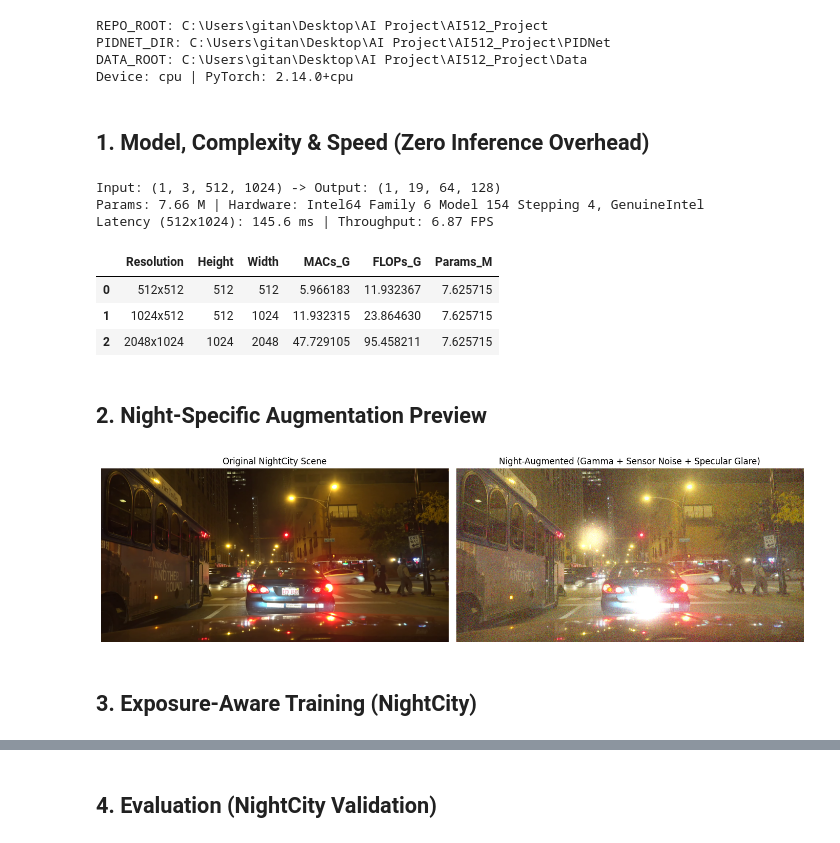
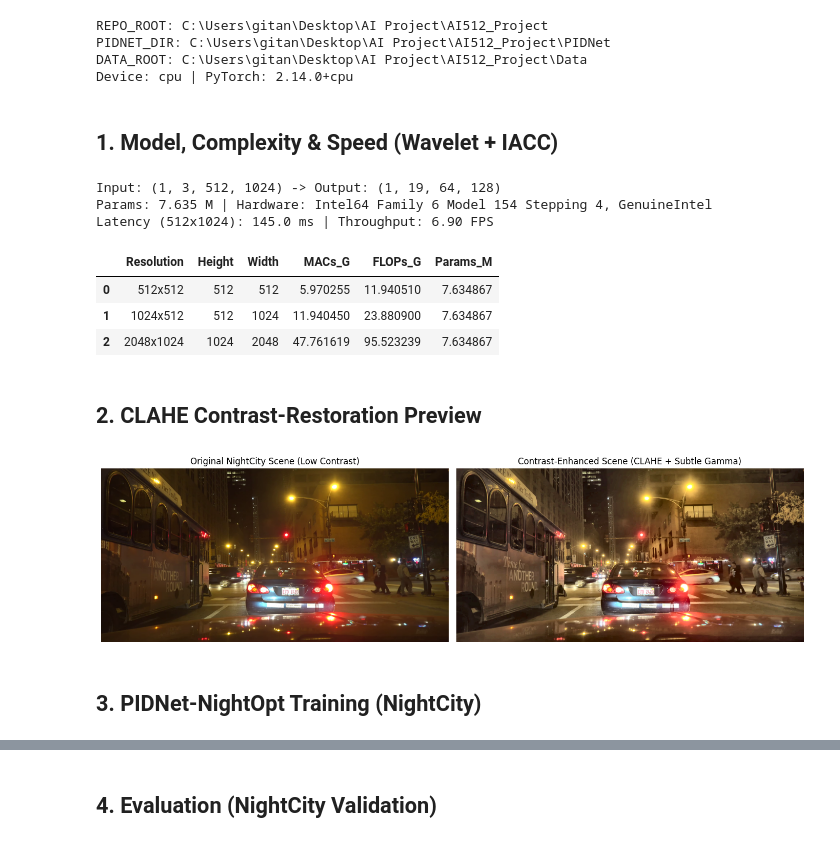
Before and after one commit to Gitansh-Bansal/AI512_Project, a Jupyter notebook: task6_pidnet_exposure_aware.ipynb, the cells around one changed output, grey strips where cells are left out. Saved outputs shown, nothing was run; the diff lists cells and outputs as text; code cells hidden in the pictures.

Commit message:
Update task 6 with PIDNet-NightOpt (Haar Wavelet + IACC + Focal-OHEM) and stage task 7 distillation

```diff
--- a/task6_pidnet_exposure_aware.ipynb
+++ b/task6_pidnet_exposure_aware.ipynb
@@ -71,10 +72,10 @@ PIDNET_DIR: C:\Users\gitan\Desktop\AI Project\AI512_Project\PIDNet
 DATA_ROOT: C:\Users\gitan\Desktop\AI Project\AI512_Project\Data
 Device: cpu | PyTorch: 2.14.0+cpu
 # %% [markdown]
-## 1. Model, Complexity & Speed (Zero Inference Overhead)
+## 1. Model, Complexity & Speed (Wavelet + IACC)
 # %%
-# Load Exposure-Aware PIDNet-S in inference mode (augment=False)
-model = get_exposure_model(name="pidnet_s", num_classes=19, augment=False).to(device).eval()
+# Load PIDNet-NightOpt in inference mode (augment=False)
+model = get_nightopt_model(name="pidnet_s", num_classes=19, augment=False).to(device).eval()
 
 with torch.no_grad():
     out = model(torch.randn(1, 3, 512, 1024, device=device))
@@ -89,47 +90,49 @@ hw_name = hw_info.get("GPU_Device_Name", hw_info.get("CPU_Processor", "Unknown")
 if hw_name == "N/A (CPU Execution)":
     hw_name = hw_info.get("CPU_Processor", "CPU")
 
-print(f"Params: {param_info['total_params_M']:.2f} M | Hardware: {hw_name}")
+print(f"Params: {param_info['total_params_M']:.3f} M | Hardware: {hw_name}")
 print(f"Latency (512x1024): {speed['Mean_Latency_ms']:.1f} ms | Throughput: {speed['FPS']:.2f} FPS")
 display(pd.DataFrame(flop_profiles))
 # %% [output]
 Input: (1, 3, 512, 1024) -> Output: (1, 19, 64, 128)
-Params: 7.66 M | Hardware: Intel64 Family 6 Model 154 Stepping 4, GenuineIntel
-Latency (512x1024): 145.6 ms | Throughput: 6.87 FPS
+Params: 7.635 M | Hardware: Intel64 Family 6 Model 154 Stepping 4, GenuineIntel
+Latency (512x1024): 145.0 ms | Throughput: 6.90 FPS
 |  | Resolution | Height | Width | MACs_G | FLOPs_G | Params_M |
-| 0 | 512x512 | 512 | 512 | 5.966183 | 11.932367 | 7.625715 |
-| 1 | 1024x512 | 512 | 1024 | 11.932315 | 23.864630 | 7.625715 |
-| 2 | 2048x1024 | 1024 | 2048 | 47.729105 | 95.458211 | 7.625715 |
+| 0 | 512x512 | 512 | 512 | 5.970255 | 11.940510 | 7.634867 |
+| 1 | 1024x512 | 512 | 1024 | 11.940450 | 23.880900 | 7.634867 |
+| 2 | 2048x1024 | 1024 | 2048 | 47.761619 | 95.523239 | 7.634867 |
 # %% [markdown]
-## 2. Night-Specific Augmentation Preview
+## 2. CLAHE Contrast-Restoration Preview
 # %%
-# Preview the synthetic night augmentations (Gamma shift, Dark sensor noise, Specular glare)
+# Preview CLAHE contrast restoration on a sample NightCity scene
 val_list_path = PIDNET_DIR / "data/list/nightcity/val.lst"
 preview_ds = NightCity(root=str(DATA_ROOT), list_path=str(val_list_path), num_classes=19, multi_scale=False, flip=False)
 
 sample_idx = min(5, len(preview_ds.files) - 1)
 img_rel = preview_ds.files[sample_idx]["img"]
 raw_img_path = str(DATA_ROOT / img_rel)
 if not Path(raw_img_path).exists():
     raw_img_path = str(DATA_ROOT / img_rel.replace("NightCity-images/NightCity-images", "NightCity-images"))
 
 raw_bgr = cv2.imread(raw_img_path)
 if raw_bgr is not None:
+    pipeline = NightContrastAugmentationPipeline(p=1.0)
+    clahe_bgr = pipeline(raw_bgr.copy())
+
     raw_rgb = cv2.cvtColor(raw_bgr, cv2.COLOR_BGR2RGB)
-    aug_pipeline = NightAugmentationPipeline(p=1.0)
-    aug_rgb = aug_pipeline(raw_rgb.copy())
+    clahe_rgb = cv2.cvtColor(clahe_bgr, cv2.COLOR_BGR2RGB)
 
     fig, axes = plt.subplots(1, 2, figsize=(14, 4))
-    axes[0].imshow(raw_rgb); axes[0].set_title("Original NightCity Scene"); axes[0].axis("off")
-    axes[1].imshow(aug_rgb); axes[1].set_title("Night-Augmented (Gamma + Sensor Noise + Specular Glare)"); axes[1].axis("off")
+    axes[0].imshow(raw_rgb); axes[0].set_title("Original NightCity Scene (Low Contrast)"); axes[0].axis("off")
+    axes[1].imshow(clahe_rgb); axes[1].set_title("Contrast-Enhanced Scene (CLAHE + Subtle Gamma)"); axes[1].axis("off")
     plt.tight_layout()
     plt.show()
 else:
-    print(f"Sample preview skipped (image not found at {raw_img_path})")
+    print(f"Preview skipped: image not found at {raw_img_path}")
 # %% [output]
-[figure, old version]
+[figure, new version]
 # %% [markdown]
-## 3. Exposure-Aware Training (NightCity)
+## 3. PIDNet-NightOpt Training (NightCity)
 # %%
 TRAIN_CONFIG = {
     "epochs": 30,
```
Also changed, not shown: parts of 8 cells of this notebook, 10 other files.
